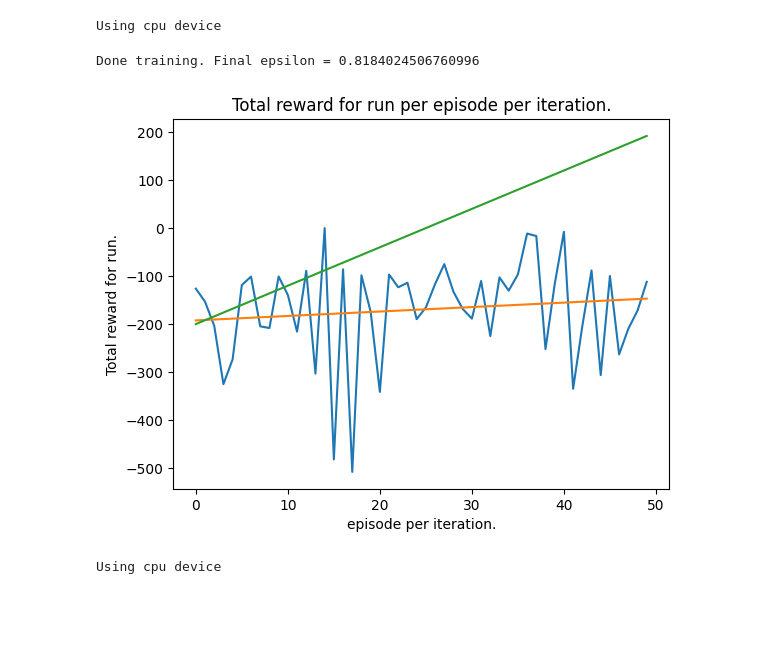
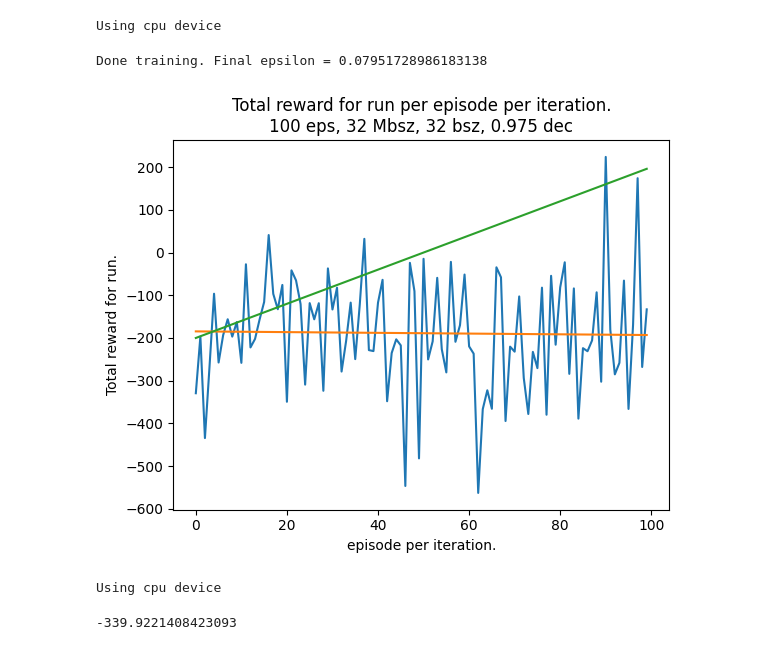
Before and after one commit to JorisHeemskerk/AS_3_1, a Jupyter notebook: AS-3_1.ipynb, the cells around one changed output. Drawn from its saved outputs; the diff is of its cells as text; code cells hidden in the pictures; blank space fills up the shorter version.

Commit message:
update sub title and fix optimizer

```diff
--- a/AS-3_1.ipynb
+++ b/AS-3_1.ipynb
@@ -13,14 +13,15 @@ from torch import nn
 # %%
 # Policy data
 START_EPSILON = 1
-DECAY = 0.996
+# DECAY = 0.996
+DECAY = 0.975
 FINAL_EPSILON = 0.01
 
 # Memory data
-MEMORY_SIZE = 30_000
+MEMORY_SIZE = 32_000
 
 # Training settings
-NUMBER_OF_EPISODES = 50
+NUMBER_OF_EPISODES = 100
 DISCOUNT_GAMMA = 0.99
 MEMORY_BATCH_SIZE_PER_TRAINING_STEP = 32
 NEURAL_NETWORK_BATCH_SIZE = 32
@@ -39,31 +40,30 @@ def train(agent):
         batch_size=NEURAL_NETWORK_BATCH_SIZE,
         steps_limit=STEP_LIMIT_PER_RUN,
         loss_fn=LOSS_FUNCTION,
-        optimizer=OPTIMIZER,
         seed=NN_SEED,
         )
-    agent.policy.save(f"saved_models/after_{NUMBER_OF_EPISODES}-eps_{MEMORY_BATCH_SIZE_PER_TRAINING_STEP}-Mbsz_{NEURAL_NETWORK_BATCH_SIZE}-bsz")
+    agent.policy.save(f"saved_models/after_{NUMBER_OF_EPISODES}-eps_{MEMORY_BATCH_SIZE_PER_TRAINING_STEP}-Mbsz_{NEURAL_NETWORK_BATCH_SIZE}-bsz_{DECAY}-dec")
     env.close()
 # %%
-policy = Policy(network=QNetwork(), epsilon=START_EPSILON, decay=DECAY)
+policy = Policy(network=QNetwork(), optimizer=OPTIMIZER, epsilon=START_EPSILON, decay=DECAY)
 
 memory = Memory(max_size=MEMORY_SIZE)
 
 agent = Agent(policy=policy, memory=memory)
 
-if os.path.exists(f"saved_models/after_{NUMBER_OF_EPISODES}-eps_{MEMORY_BATCH_SIZE_PER_TRAINING_STEP}-Mbsz_{NEURAL_NETWORK_BATCH_SIZE}-bsz"):
+if os.path.exists(f"saved_models/after_{NUMBER_OF_EPISODES}-eps_{MEMORY_BATCH_SIZE_PER_TRAINING_STEP}-Mbsz_{NEURAL_NETWORK_BATCH_SIZE}-bsz_{DECAY}-dec"):
     output = input("You seem to have already trained this model before, want to train it again?\n\t[y]/n?")
     if output in ["yes", "Yes", 'y', 'Y', '']:
         train(agent)
     else:
         exit()
 else:
     train(agent)
 
 print(f"Done training. Final epsilon = {agent.policy.epsilon}")
-agent.plot()
+agent.plot(sub_heading=f"{NUMBER_OF_EPISODES} eps, {MEMORY_BATCH_SIZE_PER_TRAINING_STEP} Mbsz, {NEURAL_NETWORK_BATCH_SIZE} bsz, {DECAY} dec")
 # %% [output]
 Using cpu device
-Done training. Final epsilon = 0.8184024506760996
+Done training. Final epsilon = 0.07951728986183138
-[figure, old version]
+[figure, new version]
 # %%
@@ -76,5 +76,7 @@ post_agent = Agent(policy=post_policy, memory=post_memory)
 Using cpu device
 # %%
 env = gym.make("LunarLander-v2", render_mode="human")
-post_agent.run(env)
+print(post_agent.run(env))
 env.close()
+# %% [output]
+-339.9221408423093
```
Also changed, not shown: parts of 1 cell of this notebook, 2 other files.
